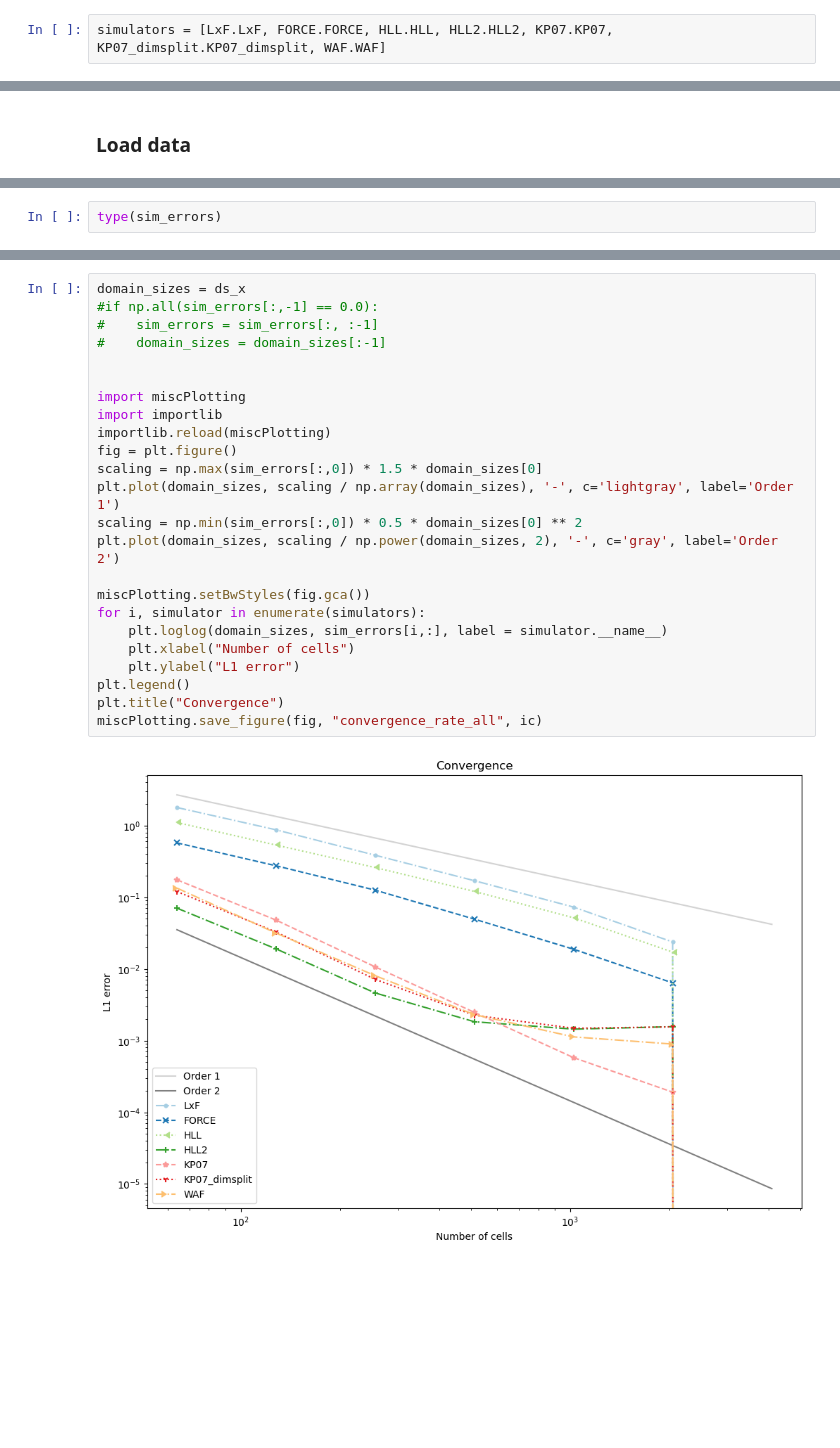
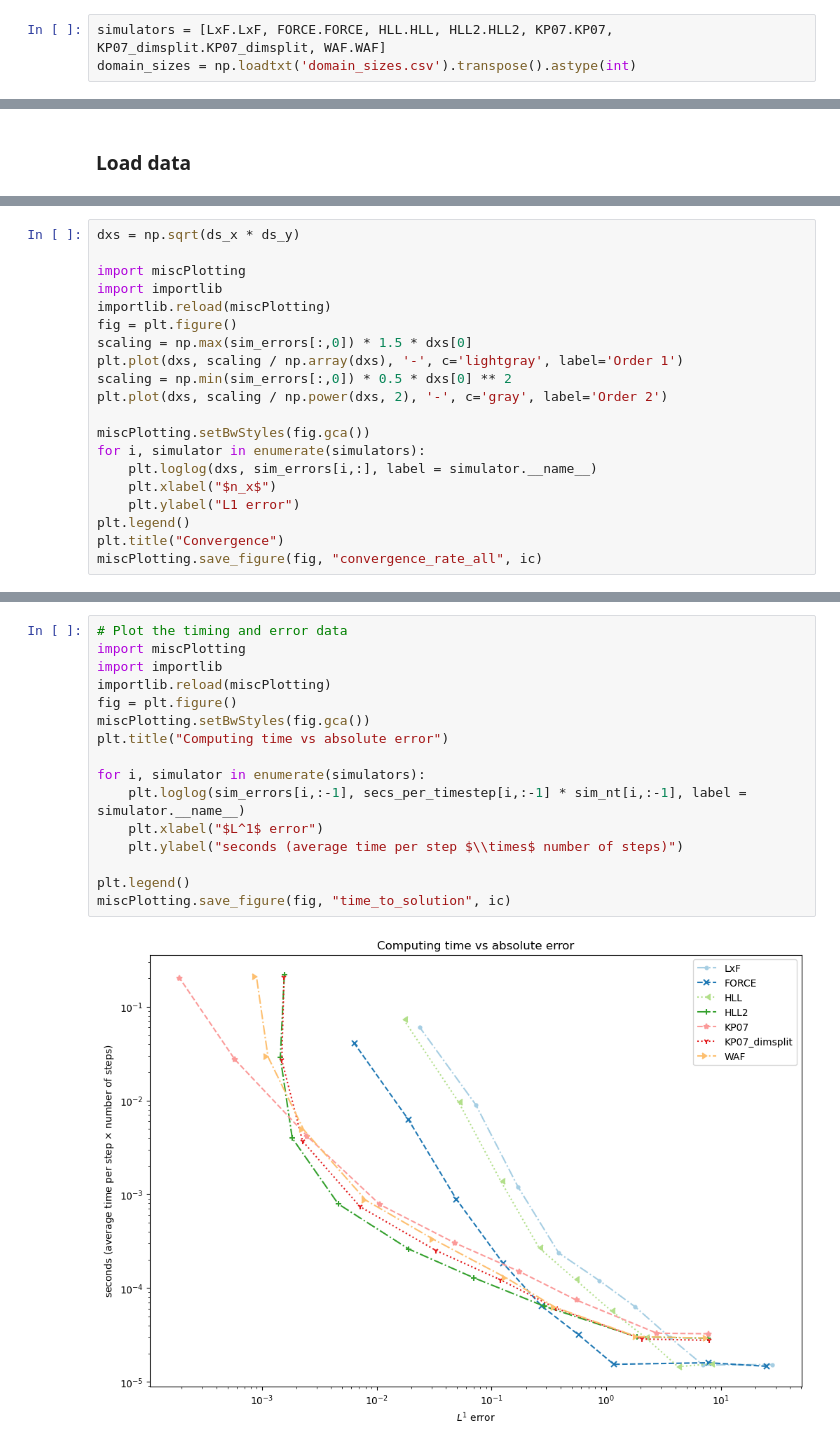
Before and after one commit to aadi-bh/FiniteVolumeGPU, a Jupyter notebook: plotter_simulator.ipynb, the cells around one changed output, grey strips where cells are left out. Cells and saved outputs as stored; diff of their text form; blank space fills up the shorter version.

```diff
--- a/plotter_simulator.ipynb
+++ b/plotter_simulator.ipynb
@@ -47,6 +47,7 @@ def wall_boundary_conditions(data, num_ghost_cells):
     return data
 # %%
 simulators = [LxF.LxF, FORCE.FORCE, HLL.HLL, HLL2.HLL2, KP07.KP07, KP07_dimsplit.KP07_dimsplit, WAF.WAF]
+domain_sizes = np.loadtxt('domain_sizes.csv').transpose().astype(int)
 # %% [markdown]
 # Space calculations
 # %%
@@ -231,3 +238,21 @@ miscPlotting.save_figure(fig, "longtime_spent", ic)
 # %%
-type(sim_errors)
+dxs = np.sqrt(ds_x * ds_y)
+
+import miscPlotting
+import importlib
+importlib.reload(miscPlotting)
+fig = plt.figure()
+scaling = np.max(sim_errors[:,0]) * 1.5 * dxs[0]
+plt.plot(dxs, scaling / np.array(dxs), '-', c='lightgray', label='Order 1')
+scaling = np.min(sim_errors[:,0]) * 0.5 * dxs[0] ** 2
+plt.plot(dxs, scaling / np.power(dxs, 2), '-', c='gray', label='Order 2')
+
+miscPlotting.setBwStyles(fig.gca())
+for i, simulator in enumerate(simulators):
+    plt.loglog(dxs, sim_errors[i,:], label = simulator.__name__)
+    plt.xlabel("$n_x$")
+    plt.ylabel("L1 error")
+plt.legend()
+plt.title("Convergence")
+miscPlotting.save_figure(fig, "convergence_rate_all", ic)
 # %% [output]
@@ -237,27 +262,19 @@ list
 # %%
-domain_sizes = ds_x
-#if np.all(sim_errors[:,-1] == 0.0):
-#    sim_errors = sim_errors[:, :-1]
-#    domain_sizes = domain_sizes[:-1]
-
-
+# Plot the timing and error data
 import miscPlotting
 import importlib
 importlib.reload(miscPlotting)
 fig = plt.figure()
-scaling = np.max(sim_errors[:,0]) * 1.5 * domain_sizes[0]
-plt.plot(domain_sizes, scaling / np.array(domain_sizes), '-', c='lightgray', label='Order 1')
-scaling = np.min(sim_errors[:,0]) * 0.5 * domain_sizes[0] ** 2
-plt.plot(domain_sizes, scaling / np.power(domain_sizes, 2), '-', c='gray', label='Order 2')
+miscPlotting.setBwStyles(fig.gca())
+plt.title("Computing time vs absolute error")
 
-miscPlotting.setBwStyles(fig.gca())
 for i, simulator in enumerate(simulators):
-    plt.loglog(domain_sizes, sim_errors[i,:], label = simulator.__name__)
-    plt.xlabel("Number of cells")
-    plt.ylabel("L1 error")
+    plt.loglog(sim_errors[i,:-1], secs_per_timestep[i,:-1] * sim_nt[i,:-1], label = simulator.__name__)
+    plt.xlabel("$L^1$ error")
+    plt.ylabel("seconds (average time per step $\\times$ number of steps)")
+
 plt.legend()
-plt.title("Convergence")
-miscPlotting.save_figure(fig, "convergence_rate_all", ic)
+miscPlotting.save_figure(fig, "time_to_solution", ic)
 # %% [output]
-[figure, old version]
+[figure, new version]
 # %% [markdown]
```
Also changed, not shown: parts of 13 cells of this notebook, 3 other files.
